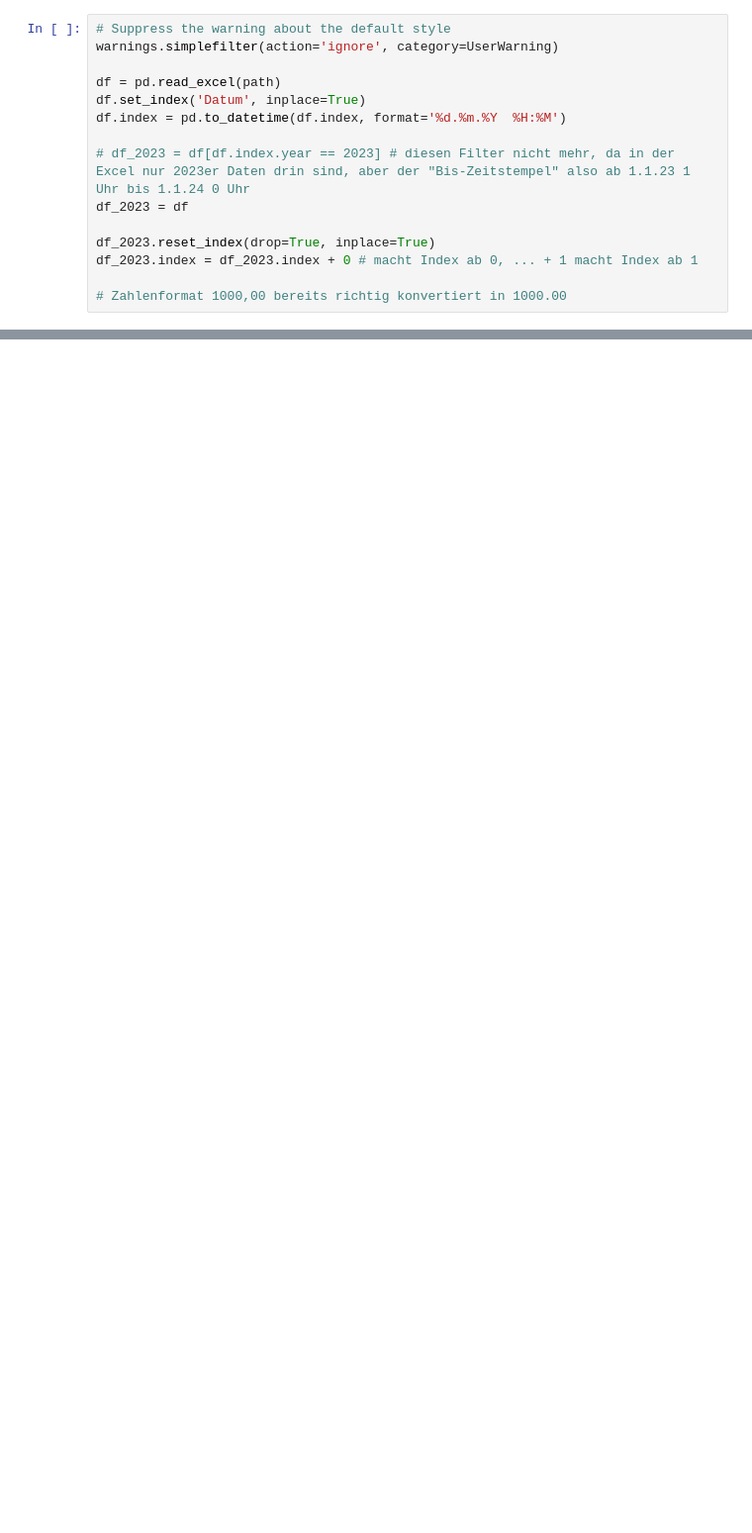
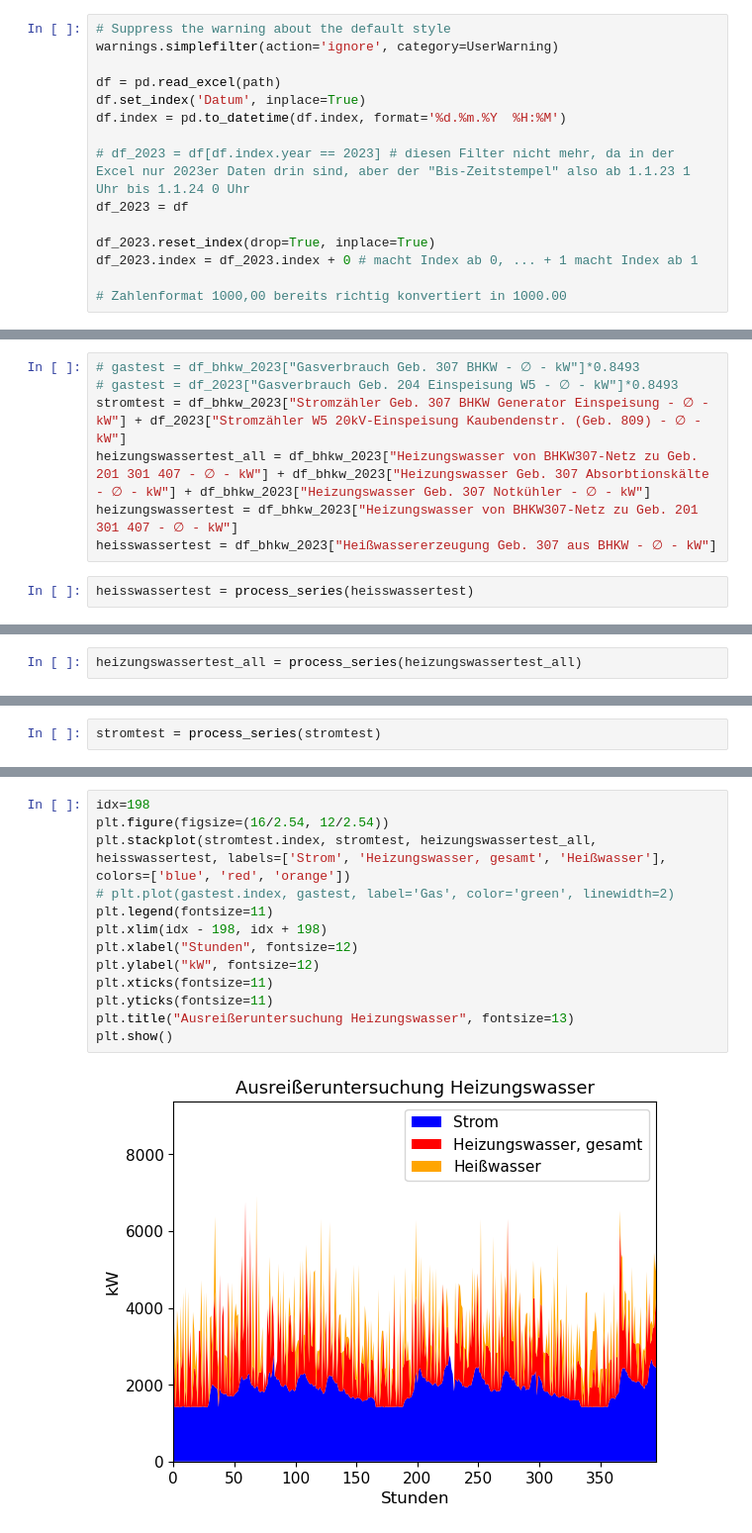
Before and after one commit to Kauschke/CodebaseKauschkeSA, a Jupyter notebook: 250801_Inputdaten.ipynb, the cells around one changed output, grey strips where cells are left out. Shown at 99% size. Cells and saved outputs as stored; diff of their text form; blank space fills up the shorter version.

```diff
--- a/250801_Inputdaten.ipynb
+++ b/250801_Inputdaten.ipynb
@@ -855,0 +233,9 @@ plt.show()
+# %%
+# gastest = df_bhkw_2023["Gasverbrauch Geb. 307 BHKW - ∅ - kW"]*0.8493
+# gastest = df_2023["Gasverbrauch Geb. 204 Einspeisung W5 - ∅ - kW"]*0.8493
+stromtest = df_bhkw_2023["Stromzähler Geb. 307 BHKW Generator Einspeisung - ∅ - kW"] + df_2023["Stromzähler W5 20kV-Einspeisung Kaubendenstr. (Geb. 809) - ∅ - kW"]
+heizungswassertest_all = df_bhkw_2023["Heizungswasser von BHKW307-Netz zu Geb. 201 301 407 - ∅ - kW"] + df_bhkw_2023["Heizungswasser Geb. 307 Absorbtionskälte - ∅ - kW"] + df_bhkw_2023["Heizungswasser Geb. 307 Notkühler - ∅ - kW"]
+heizungswassertest = df_bhkw_2023["Heizungswasser von BHKW307-Netz zu Geb. 201 301 407 - ∅ - kW"]
+heisswassertest = df_bhkw_2023["Heißwassererzeugung Geb. 307 aus BHKW - ∅ - kW"]
+# %%
+heisswassertest = process_series(heisswassertest)
@@ -855,0 +248,2 @@ plt.show()
+# %%
+heizungswassertest_all = process_series(heizungswassertest_all)
@@ -855,0 +264,2 @@ plt.show()
+# %%
+stromtest = process_series(stromtest)
@@ -855,0 +272,15 @@ plt.show()
+# %%
+idx=198
+plt.figure(figsize=(16/2.54, 12/2.54))
+plt.stackplot(stromtest.index, stromtest, heizungswassertest_all, heisswassertest, labels=['Strom', 'Heizungswasser, gesamt', 'Heißwasser'], colors=['blue', 'red', 'orange'])
+# plt.plot(gastest.index, gastest, label='Gas', color='green', linewidth=2)
+plt.legend(fontsize=11)
+plt.xlim(idx - 198, idx + 198)
+plt.xlabel("Stunden", fontsize=12)
+plt.ylabel("kW", fontsize=12)
+plt.xticks(fontsize=11)
+plt.yticks(fontsize=11)
+plt.title("Ausreißeruntersuchung Heizungswasser", fontsize=13)
+plt.show()
+# %% [output]
+[figure, added]
```
Also changed, not shown: parts of 247 cells of this notebook.
